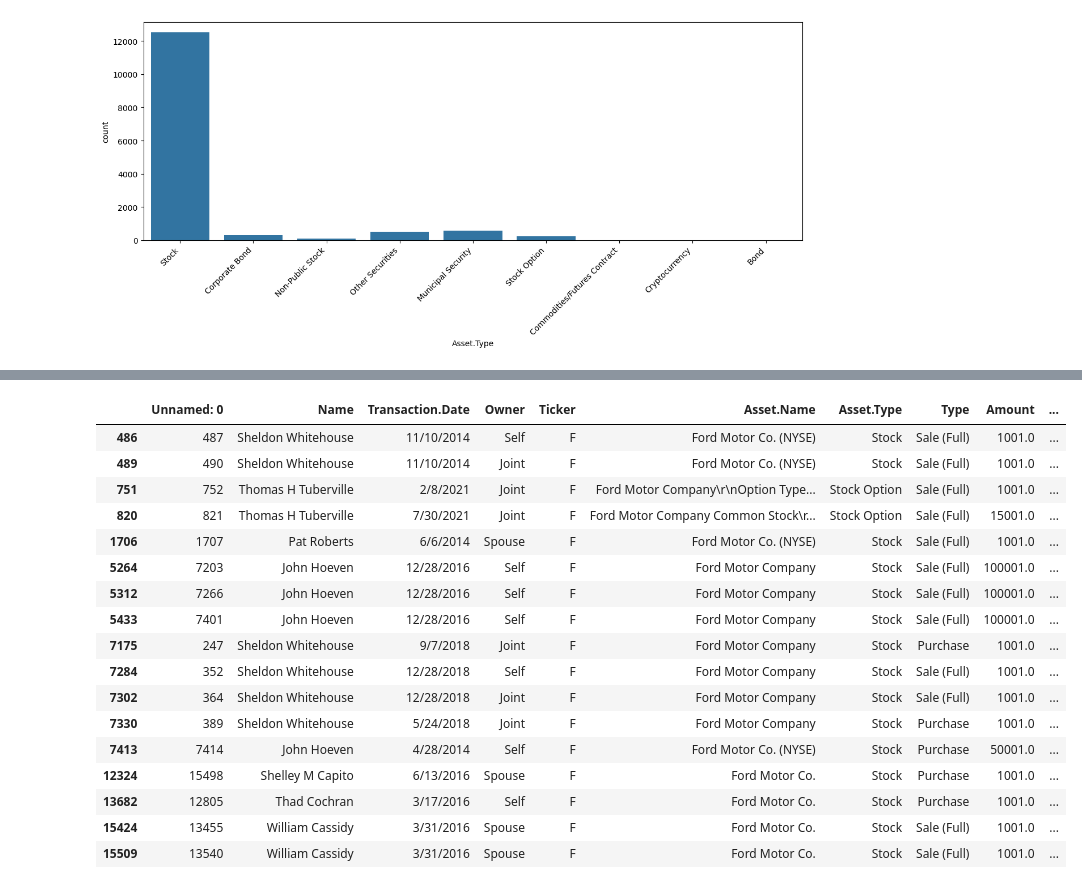
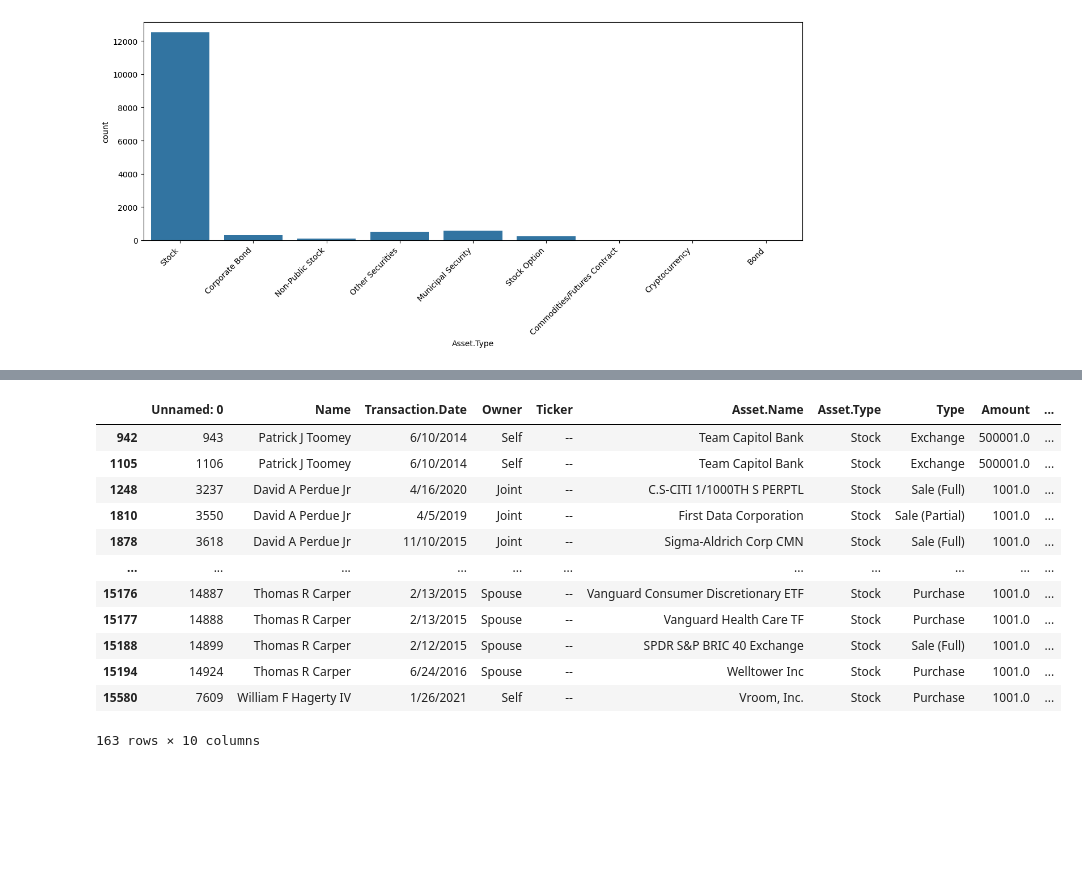
Before and after one commit to Arnabds/equity-vs-commodity, a Jupyter notebook: Kate_notebook/congress_data.ipynb, the cells around one changed output, grey strips where cells are left out. Drawn from its saved outputs; the diff is of its cells as text; code cells hidden in the pictures; blank space fills up the shorter version.

```diff
--- a/Kate_notebook/congress_data.ipynb
+++ b/Kate_notebook/congress_data.ipynb
@@ -141,22 +168,17 @@ plt.show()
 # %%
-df_senate[df_senate['Ticker']=='F']
+df_senate[(df_senate['Ticker']=='--') & (df_senate['Asset.Type'] == 'Stock')]
 # %% [output]
 |  | Unnamed: 0 | Name | Transaction.Date | Owner | Ticker | Asset.Name | Asset.Type | Type | Amount | ... |
-| 486 | 487 | Sheldon Whitehouse | 11/10/2014 | Self | F | Ford Motor Co. (NYSE) | Stock | Sale (Full) | 1001.0 | ... |
-| 489 | 490 | Sheldon Whitehouse | 11/10/2014 | Joint | F | Ford Motor Co. (NYSE) | Stock | Sale (Full) | 1001.0 | ... |
-| 751 | 752 | Thomas H Tuberville | 2/8/2021 | Joint | F | Ford Motor Company\r\nOption Type... | Stock Option | Sale (Full) | 1001.0 | ... |
-| 820 | 821 | Thomas H Tuberville | 7/30/2021 | Joint | F | Ford Motor Company Common Stock\r... | Stock Option | Sale (Full) | 15001.0 | ... |
-| 1706 | 1707 | Pat Roberts | 6/6/2014 | Spouse | F | Ford Motor Co. (NYSE) | Stock | Sale (Full) | 1001.0 | ... |
-| 5264 | 7203 | John Hoeven | 12/28/2016 | Self | F | Ford Motor Company | Stock | Sale (Full) | 100001.0 | ... |
-| 5312 | 7266 | John Hoeven | 12/28/2016 | Self | F | Ford Motor Company | Stock | Sale (Full) | 100001.0 | ... |
-| 5433 | 7401 | John Hoeven | 12/28/2016 | Self | F | Ford Motor Company | Stock | Sale (Full) | 100001.0 | ... |
-| 7175 | 247 | Sheldon Whitehouse | 9/7/2018 | Joint | F | Ford Motor Company | Stock | Purchase | 1001.0 | ... |
-| 7284 | 352 | Sheldon Whitehouse | 12/28/2018 | Self | F | Ford Motor Company | Stock | Sale (Full) | 1001.0 | ... |
-| 7302 | 364 | Sheldon Whitehouse | 12/28/2018 | Joint | F | Ford Motor Company | Stock | Sale (Full) | 1001.0 | ... |
-| 7330 | 389 | Sheldon Whitehouse | 5/24/2018 | Joint | F | Ford Motor Company | Stock | Purchase | 1001.0 | ... |
-| 7413 | 7414 | John Hoeven | 4/28/2014 | Self | F | Ford Motor Co. (NYSE) | Stock | Purchase | 50001.0 | ... |
-| 12324 | 15498 | Shelley M Capito | 6/13/2016 | Spouse | F | Ford Motor Co. | Stock | Purchase | 1001.0 | ... |
-| 13682 | 12805 | Thad Cochran | 3/17/2016 | Self | F | Ford Motor Co. | Stock | Purchase | 1001.0 | ... |
-| 15424 | 13455 | William Cassidy | 3/31/2016 | Spouse | F | Ford Motor Co. | Stock | Sale (Full) | 1001.0 | ... |
-| 15509 | 13540 | William Cassidy | 3/31/2016 | Spouse | F | Ford Motor Co. | Stock | Sale (Full) | 1001.0 | ... |
+| 942 | 943 | Patrick J Toomey | 6/10/2014 | Self | -- | Team Capitol Bank | Stock | Exchange | 500001.0 | ... |
+| 1105 | 1106 | Patrick J Toomey | 6/10/2014 | Self | -- | Team Capitol Bank | Stock | Exchange | 500001.0 | ... |
+| 1248 | 3237 | David A Perdue Jr | 4/16/2020 | Joint | -- | C.S-CITI 1/1000TH S PERPTL | Stock | Sale (Full) | 1001.0 | ... |
+| 1810 | 3550 | David A Perdue Jr | 4/5/2019 | Joint | -- | First Data Corporation | Stock | Sale (Partial) | 1001.0 | ... |
+| 1878 | 3618 | David A Perdue Jr | 11/10/2015 | Joint | -- | Sigma-Aldrich Corp CMN | Stock | Sale (Full) | 1001.0 | ... |
+| ... | ... | ... | ... | ... | ... | ... | ... | ... | ... | ... |
+| 15176 | 14887 | Thomas R Carper | 2/13/2015 | Spouse | -- | Vanguard Consumer Discretionary ETF | Stock | Purchase | 1001.0 | ... |
+| 15177 | 14888 | Thomas R Carper | 2/13/2015 | Spouse | -- | Vanguard Health Care TF | Stock | Purchase | 1001.0 | ... |
+| 15188 | 14899 | Thomas R Carper | 2/12/2015 | Spouse | -- | SPDR S&P BRIC 40 Exchange | Stock | Sale (Full) | 1001.0 | ... |
+| 15194 | 14924 | Thomas R Carper | 6/24/2016 | Spouse | -- | Welltower Inc | Stock | Purchase | 1001.0 | ... |
+| 15580 | 7609 | William F Hagerty IV | 1/26/2021 | Self | -- | Vroom, Inc. | Stock | Purchase | 1001.0 | ... |
+163 rows × 10 columns
 # %%
```
Also changed, not shown: parts of 10 cells of this notebook.
